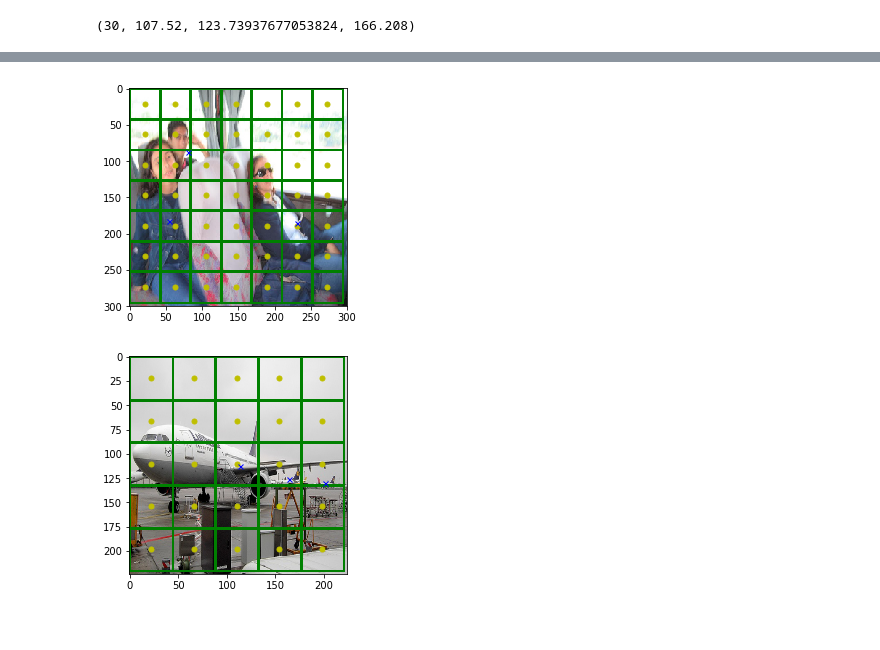
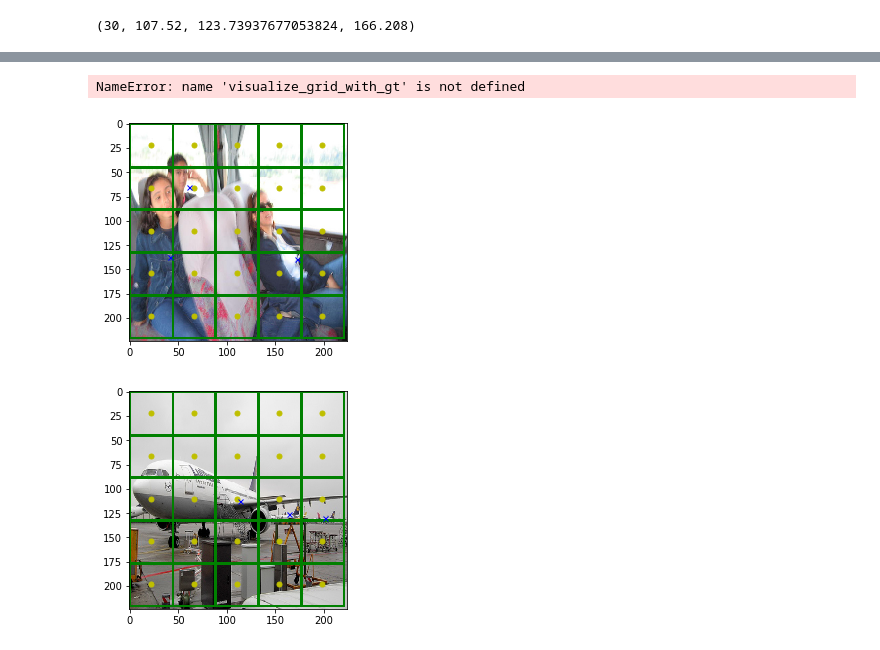
Before and after one commit to SaikiranKannaiah436/iseeyou, a Jupyter notebook: data_gen_utils.ipynb, the cells around one changed output, grey strips where cells are left out. Drawn from its saved outputs; the diff is of its cells as text; code cells hidden in the pictures.

```diff
--- a/data_gen_utils.ipynb
+++ b/data_gen_utils.ipynb
@@ -288,10 +405,10 @@ with open('full_final_partition.pkl', 'rb') as infile:
 with open('all_labels_only_bboxes.pkl', 'rb') as infile:
     lables = pickle.load(infile)
 # %%
-params = {'dim_x': 300,
-          'dim_y': 300,
+params = {'dim_x': 224,
+          'dim_y': 224,
           'channels': 3,
-          'grid_size':(7, 7),
+          'grid_size':(5, 5),
           'batch_size': 16,
           'img_path':'../VOCdevkit/images/',
           'shuffle': False}
@@ -386,20 +640,0 @@ array([[[   0.        ,    0.        ,    0.        ,    0.        ,    0.
-# %%
-def visualize_grid_with_gt(img, y_vector, img_resize, grid_size=(3, 3)):
-
-    grid_x, grid_y, preds = y_vector.shape
-    real_h, real_w, c = img.shape
-    img = resize(img, img_resize, mode='reflect')
-    plt.imshow(img)
-    coords, centers = get_grid_info(img_size=img_resize, grid_size=(grid_size[0], grid_size[1]))
-    grid_num = 0
-    for each_grid_coords, each_grid_center in zip(coords, centers):
-        plt.gca().add_patch(plt.Rectangle((each_grid_coords[0], each_grid_coords[1]), each_grid_coords[2] - each_grid_coords[0] + 1, each_grid_coords[3] - each_grid_coords[1]+1, fill=False, edgecolor='g', linewidth=2))
-        plt.plot(each_grid_center[0], each_grid_center[1], marker='o', markersize=5, color='y')
-        single_vector = y_vector[grid_num // grid_x , grid_num % grid_y, : ]
-        if  np.sum(single_vector) == 0:
-            pass
-        else:
-            obj_center = get_center(single_vector[1:])
-            plt.plot(obj_center[0],obj_center[1], marker='x', markersize=5, color='b')
-        grid_num += 1
-    plt.show()
@@ -426,8 +641,15 @@ array([[[ 0.        ,  0.        ,  0.        ,  0.        ,  0.        ],
 # %%
 img = imread('../VOCdevkit/images/'+'2010_003355.jpg')
-visualize_grid_with_gt(img=img, grid_size=(7, 7),y_vector=y_train[1], img_resize=(300, 300))
+h, w, c = img.shape
+visualize_grid_with_gt(img=img, grid_size=(5, 5),y_vector=y_train[1], img_resize=(224, 224), is_wh=True)
 # %% [output]
-[figure, removed]
+NameError: name 'visualize_grid_with_gt' is not defined
+# %%
+img = imread('../VOCdevkit/images/'+'2010_003355.jpg')
+h, w, c = img.shape
+visualize_grid_with_gt(img=img, grid_size=(5, 5),y_vector=y_train[1], img_resize=(224, 224), is_wh=True)
+# %% [output]
+[figure, added]
 # %%
 img = imread('../../../VOCdevkit/images/'+'000033.jpg')
 visualize_grid_with_gt(img=img, grid_size=(5, 5), y_vector=y_train[3], img_resize=(224, 224))
```
Also changed, not shown: parts of 94 cells of this notebook.
